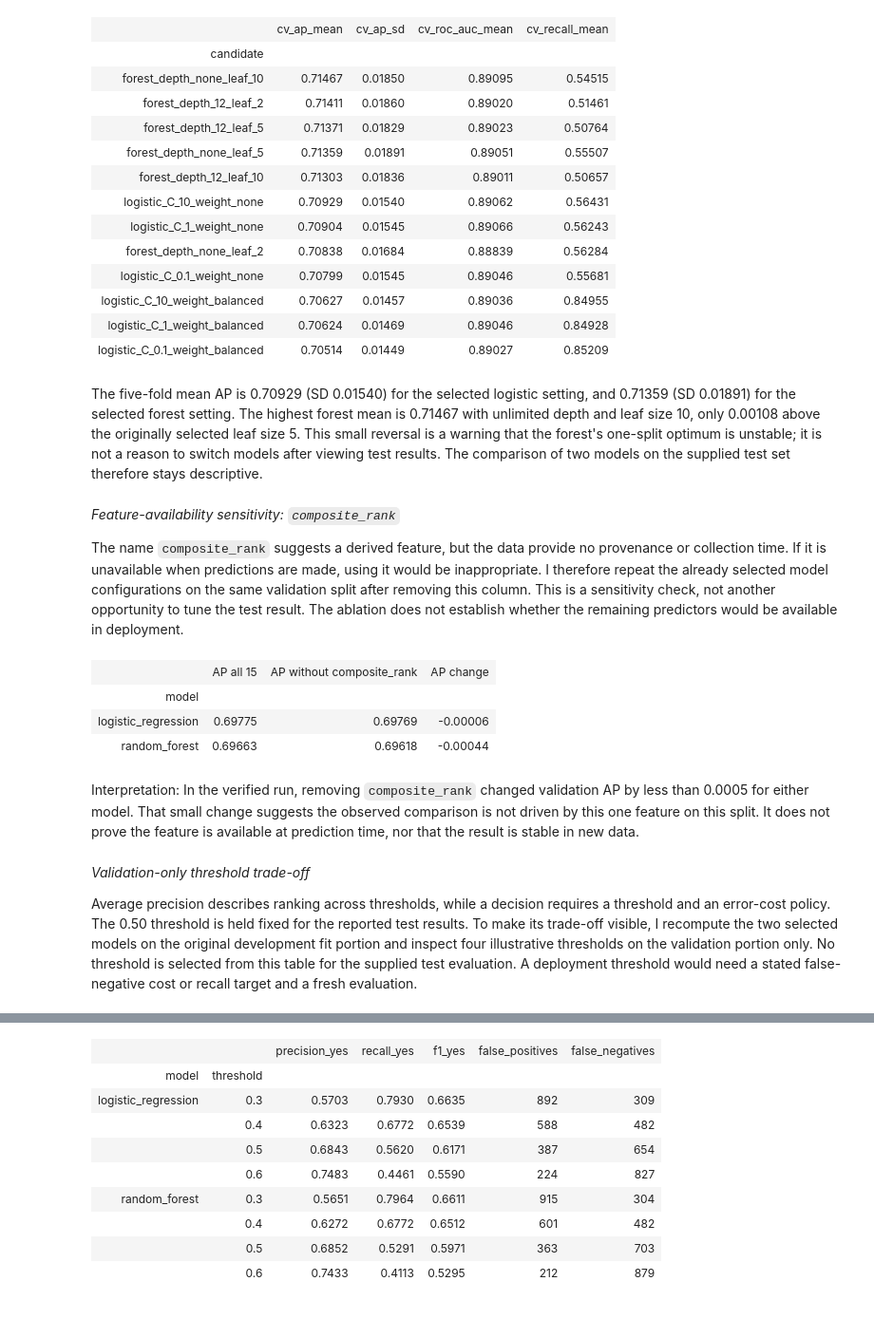
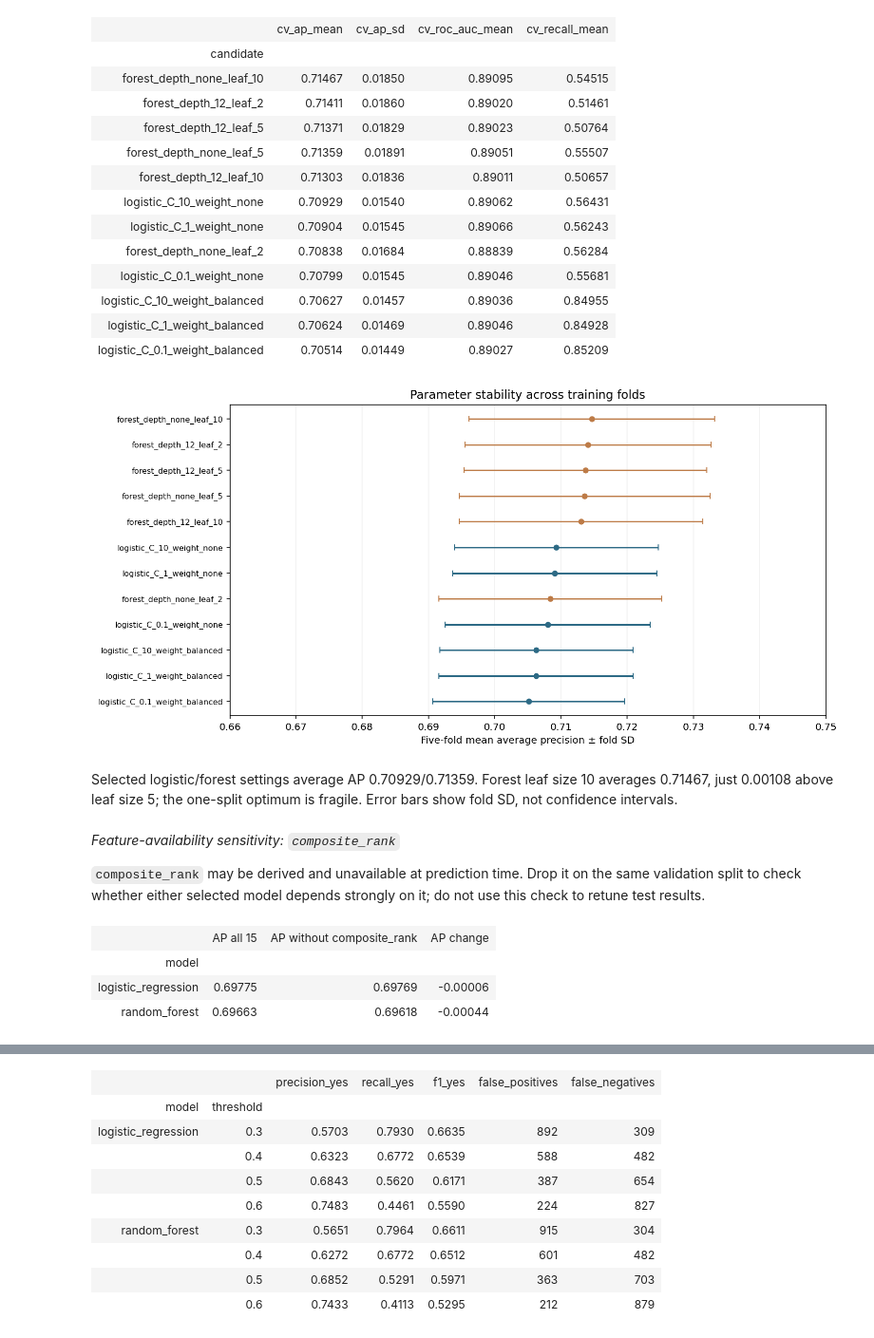
Before and after one commit to Beareatlemon/IN6227-Assignment1-Variant1, a Jupyter notebook: IN6227-Assignment-1.ipynb, the cells around one changed output, grey strips where cells are left out. Shown at 95% size. Saved outputs shown, nothing was run; the diff lists cells and outputs as text; code cells hidden in the pictures.

```diff
--- a/IN6227-Assignment-1.ipynb
+++ b/IN6227-Assignment-1.ipynb
@@ -255,12 +281,28 @@ display(cv_summary.round(5))
 | logistic_C_10_weight_balanced | 0.70627 | 0.01457 | 0.89036 | 0.84955 |
 | logistic_C_1_weight_balanced | 0.70624 | 0.01469 | 0.89046 | 0.84928 |
 | logistic_C_0.1_weight_balanced | 0.70514 | 0.01449 | 0.89027 | 0.85209 |
-# %% [markdown]
-The five-fold mean AP is 0.70929 (SD 0.01540) for the selected logistic setting, and 0.71359 (SD 0.01891) for the selected forest setting. The highest forest mean is 0.71467 with unlimited depth and leaf size 10, only 0.00108 above the originally selected leaf size 5. This small reversal is a warning that the forest's one-split optimum is unstable; it is not a reason to switch models after viewing test results. The comparison of two models on the supplied test set therefore stays descriptive.
-# %% [markdown]
-_Feature-availability sensitivity: `composite_rank`_
-
-The name `composite_rank` suggests a derived feature, but the data provide no provenance or collection time. If it is unavailable when predictions are made, using it would be inappropriate. I therefore repeat the already selected model configurations on the same validation split after removing this column. This is a sensitivity check, not another opportunity to tune the test result. The ablation does not establish whether the remaining predictors would be available in deployment.
+# %%
+cv_plot = cv_summary.sort_values("cv_ap_mean")
+fig, ax = plt.subplots(figsize=(10.5, 5.1), layout="constrained")
+for position, (name, row) in enumerate(cv_plot.iterrows()):
+    color = "#2d6a85" if name.startswith("logistic") else "#bd7b47"
+    ax.errorbar(row["cv_ap_mean"], position, xerr=row["cv_ap_sd"],
+                fmt="o", color=color, capsize=3, markersize=5)
+ax.set_yticks(range(len(cv_plot)), cv_plot.index, fontsize=8)
+ax.set_xlim(0.66, 0.75)
+ax.set_xlabel("Five-fold mean average precision ± fold SD")
+ax.set_title("Parameter stability across training folds")
+ax.grid(axis="x", alpha=0.2)
+display(fig)
+plt.close(fig)
+# %% [output]
+[figure, added]
+# %% [markdown]
+Selected logistic/forest settings average AP 0.70929/0.71359. Forest leaf size 10 averages 0.71467, just 0.00108 above leaf size 5; the one-split optimum is fragile. Error bars show fold SD, not confidence intervals.
+# %% [markdown]
+_Feature-availability sensitivity: `composite_rank`_
+
+`composite_rank` may be derived and unavailable at prediction time. Drop it on the same validation split to check whether either selected model depends strongly on it; do not use this check to retune test results.
 # %%
 without_rank = [c for c in feature_columns if c != "composite_rank"]
 numeric_without = [c for c in numeric if c != "composite_rank"]
@@ -295,9 +337,3 @@ display(sensitivity_table.round(5))
 | model |  |  |  |
 | logistic_regression | 0.69775 | 0.69769 | -0.00006 |
 | random_forest | 0.69663 | 0.69618 | -0.00044 |
-# %% [markdown]
-Interpretation: In the verified run, removing `composite_rank` changed validation AP by less than 0.0005 for either model. That small change suggests the observed comparison is not driven by this one feature on this split. It does not prove the feature is available at prediction time, nor that the result is stable in new data.
-# %% [markdown]
-_Validation-only threshold trade-off_
-
-Average precision describes ranking across thresholds, while a decision requires a threshold and an error-cost policy. The 0.50 threshold is held fixed for the reported test results. To make its trade-off visible, I recompute the two selected models on the original development fit portion and inspect four illustrative thresholds on the validation portion only. No threshold is selected from this table for the supplied test evaluation. A deployment threshold would need a stated false-negative cost or recall target and a fresh evaluation.
```
Also changed, not shown: parts of 27 cells of this notebook, 2 other files.
